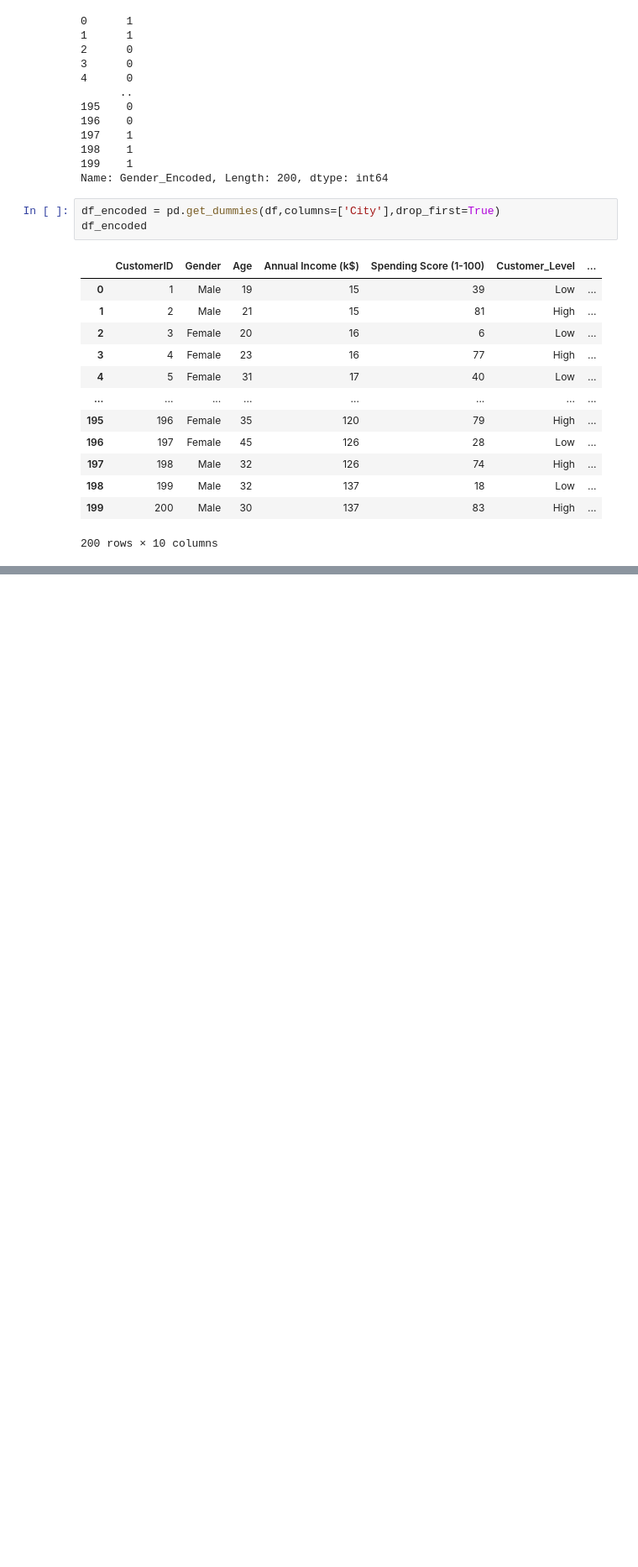
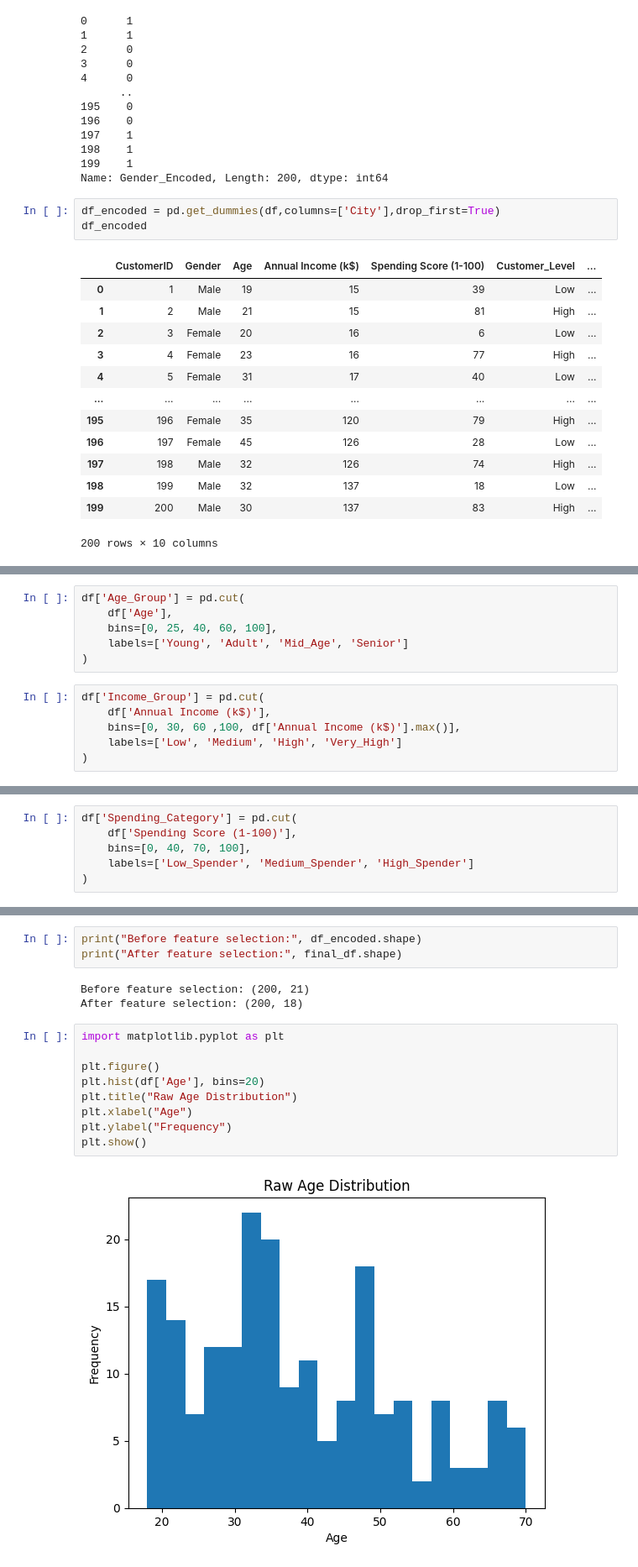
Before and after one commit to meermusaib20/Data_Science_Internship, a Jupyter notebook: Week_4/DP_FE.ipynb, the cells around one changed output, grey strips where cells are left out. Shown at 84% size. Saved outputs shown, nothing was run; the diff lists cells and outputs as text; blank space fills up the shorter version.

```diff
--- a/Week_4/DP_FE.ipynb
+++ b/Week_4/DP_FE.ipynb
@@ -205,3 +212,15 @@ df.head()
 | 2 | 3 | Female | 20 | 16 | 6 | Delhi | Low | ... |
 | 3 | 4 | Female | 23 | 16 | 77 | Bangalore | High | ... |
 | 4 | 5 | Female | 31 | 17 | 40 | Mumbai | Low | ... |
+# %%
+df['Age_Group'] = pd.cut(
+    df['Age'],
+    bins=[0, 25, 40, 60, 100],
+    labels=['Young', 'Adult', 'Mid_Age', 'Senior']
+)
+# %%
+df['Income_Group'] = pd.cut(
+    df['Annual Income (k$)'],
+    bins=[0, 30, 60 ,100, df['Annual Income (k$)'].max()],
+    labels=['Low', 'Medium', 'High', 'Very_High']
+)
@@ -207,0 +235,6 @@ df.head()
+# %%
+df['Spending_Category'] = pd.cut(
+    df['Spending Score (1-100)'],
+    bins=[0, 40, 70, 100],
+    labels=['Low_Spender', 'Medium_Spender', 'High_Spender']
+)
@@ -207,0 +336,17 @@ df.head()
+# %%
+print("Before feature selection:", df_encoded.shape)
+print("After feature selection:", final_df.shape)
+# %% [output]
+Before feature selection: (200, 21)
+After feature selection: (200, 18)
+# %%
+import matplotlib.pyplot as plt
+
+plt.figure()
+plt.hist(df['Age'], bins=20)
+plt.title("Raw Age Distribution")
+plt.xlabel("Age")
+plt.ylabel("Frequency")
+plt.show()
+# %% [output]
+[figure, added]
```
Also changed, not shown: parts of 17 cells of this notebook, 1 other file.
